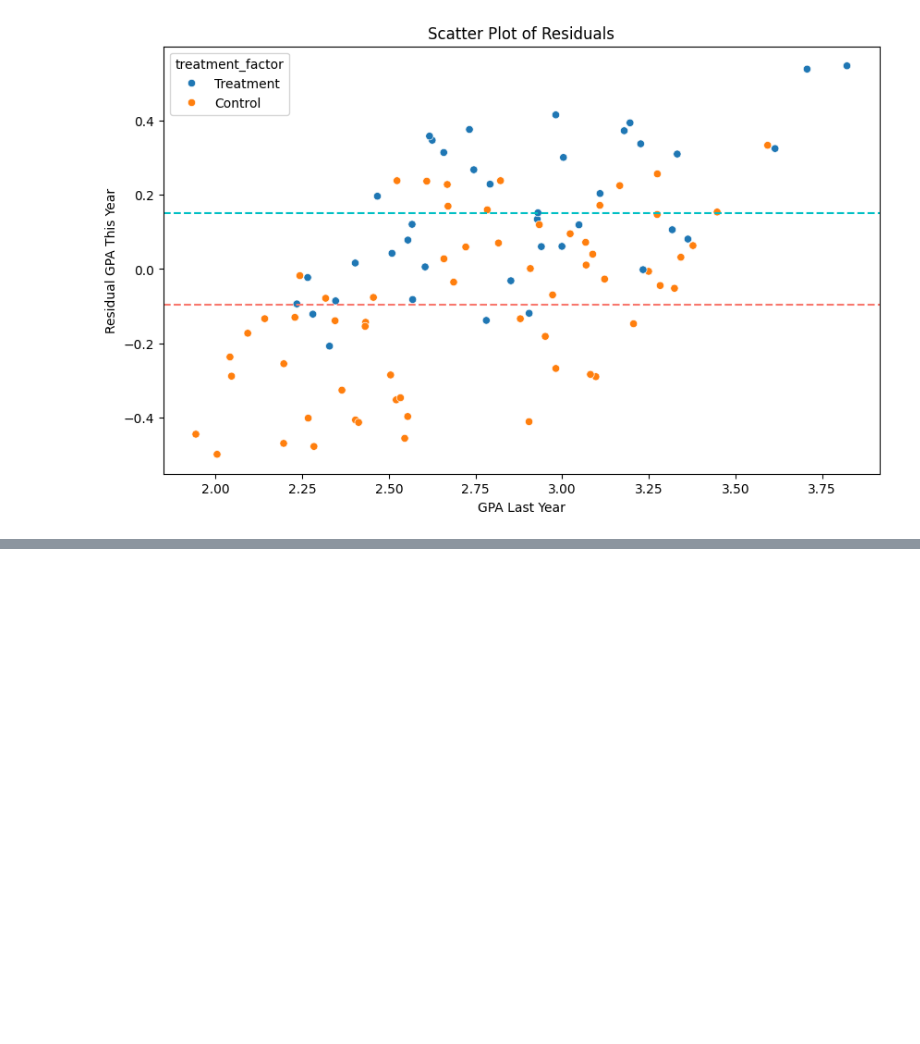
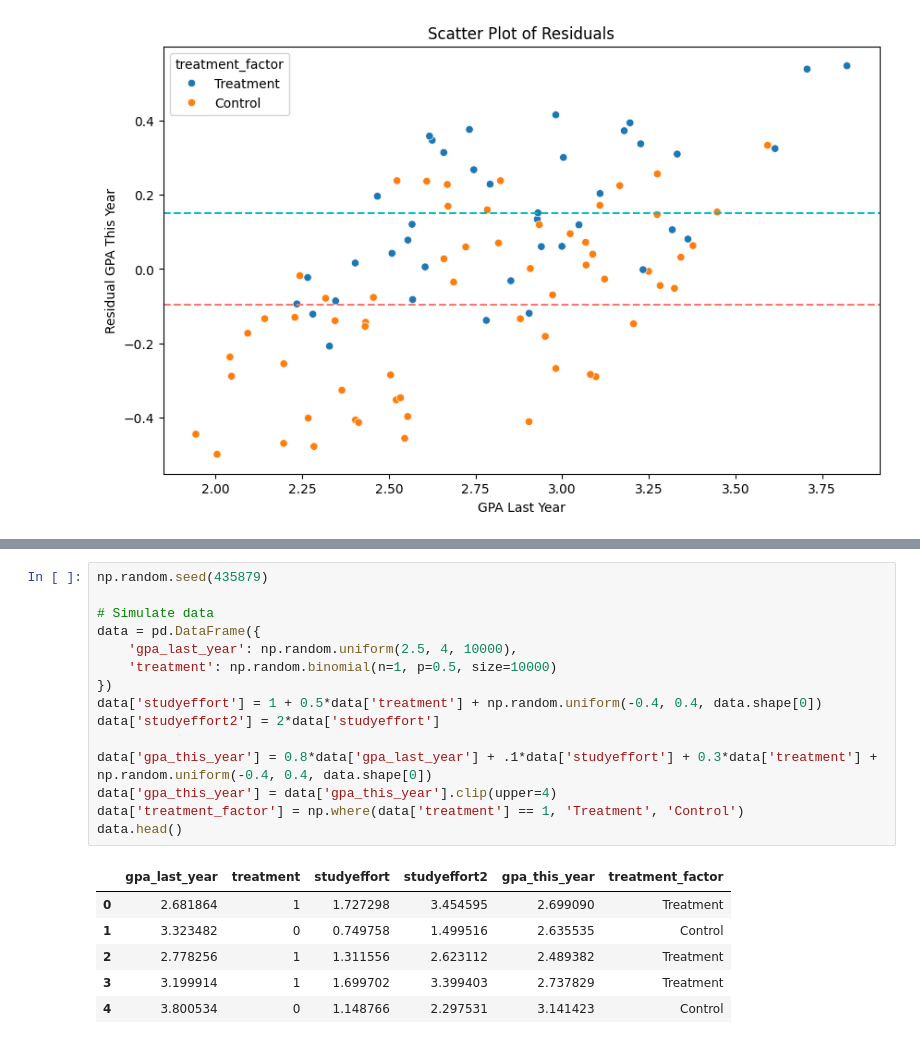
Before and after one commit to BA830/course_materials, a Jupyter notebook: python_guide/regression.ipynb, the cells around one changed output, grey strips where cells are left out. Drawn from its saved outputs; the diff is of its cells as text; blank space fills up the shorter version.

```diff
--- a/python_guide/regression.ipynb
+++ b/python_guide/regression.ipynb
@@ -134,2 +152,24 @@ Stargazer([reg_robust, reg_covariate_treat])
 |  |  |  |
 | Note: | *p<0.1; **p<0.05; ***p<0.01 |  |
+# %%
+np.random.seed(435879)
+
+# Simulate data
+data = pd.DataFrame({
+    'gpa_last_year': np.random.uniform(2.5, 4, 10000),
+    'treatment': np.random.binomial(n=1, p=0.5, size=10000)
+})
+data['studyeffort'] = 1 + 0.5*data['treatment'] + np.random.uniform(-0.4, 0.4, data.shape[0])
+data['studyeffort2'] = 2*data['studyeffort']
+
+data['gpa_this_year'] = 0.8*data['gpa_last_year'] + .1*data['studyeffort'] + 0.3*data['treatment'] + np.random.uniform(-0.4, 0.4, data.shape[0])
+data['gpa_this_year'] = data['gpa_this_year'].clip(upper=4)
+data['treatment_factor'] = np.where(data['treatment'] == 1, 'Treatment', 'Control')
+data.head()
+# %% [output]
+|  | gpa_last_year | treatment | studyeffort | studyeffort2 | gpa_this_year | treatment_factor |
+| 0 | 2.681864 | 1 | 1.727298 | 3.454595 | 2.699090 | Treatment |
+| 1 | 3.323482 | 0 | 0.749758 | 1.499516 | 2.635535 | Control |
+| 2 | 2.778256 | 1 | 1.311556 | 2.623112 | 2.489382 | Treatment |
+| 3 | 3.199914 | 1 | 1.699702 | 3.399403 | 2.737829 | Treatment |
+| 4 | 3.800534 | 0 | 1.148766 | 2.297531 | 3.141423 | Control |
```
Also changed, not shown: parts of 5 cells of this notebook, 1 other file.
